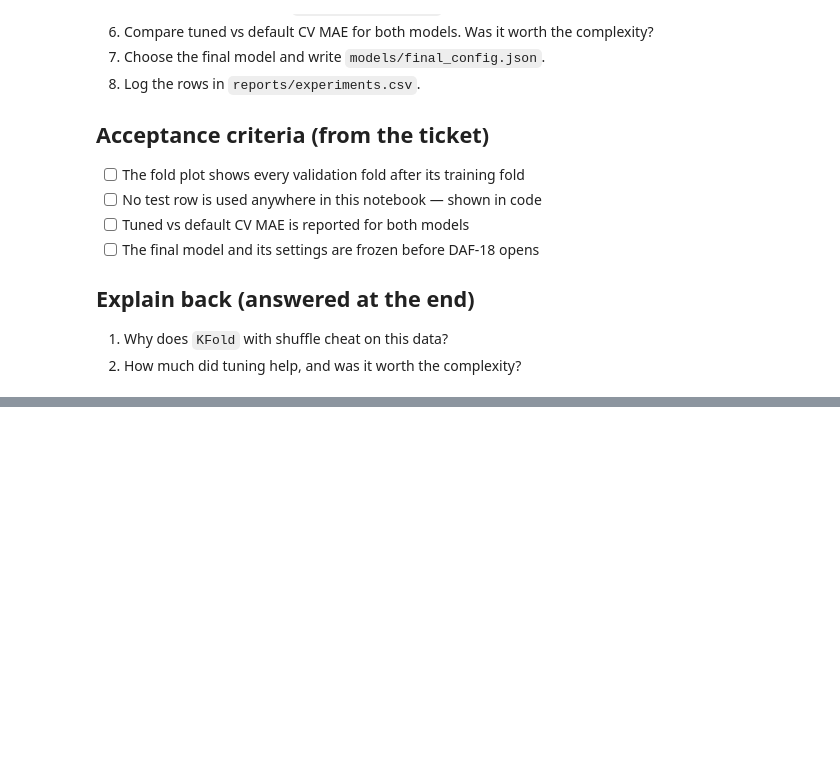
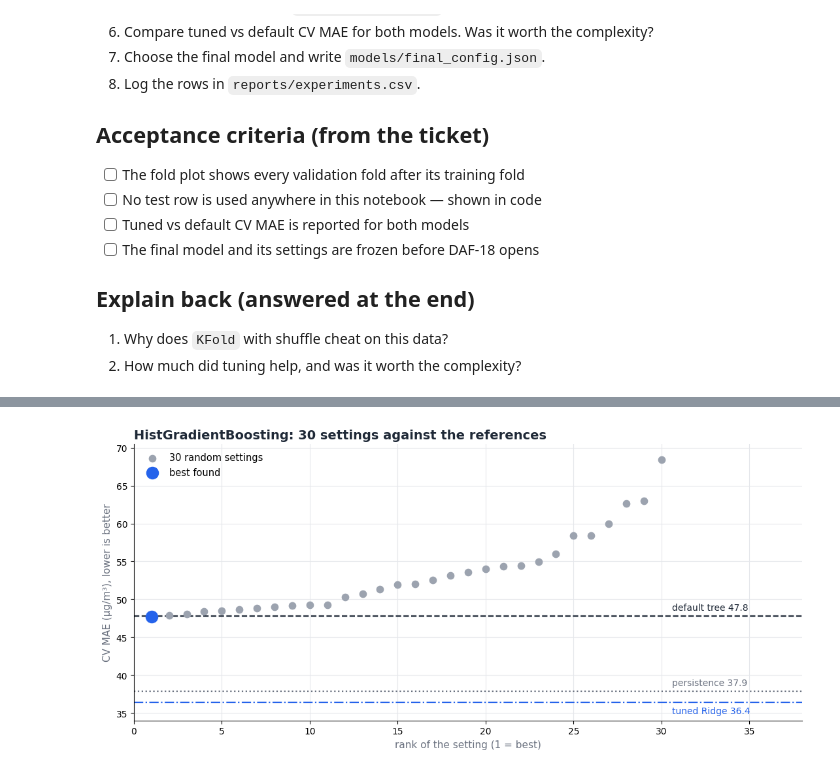
Before and after one commit to coderkali/machine_learning, a Jupyter notebook: 18_Projects/01_Delhi_Air_Forecast/notebooks/17_tuning.ipynb, the cells around one changed output, grey strips where cells are left out. Cells and saved outputs as stored; diff of their text form; code cells hidden in the pictures; blank space fills up the shorter version.

```diff
--- a/18_Projects/01_Delhi_Air_Forecast/notebooks/17_tuning.ipynb
+++ b/18_Projects/01_Delhi_Air_Forecast/notebooks/17_tuning.ipynb
@@ -92,0 +831,14 @@ This is the proposed plan. Each step is added to this notebook only when we star
+# %%
+# Continues from the search above: results, default_ridge_folds.
+all_tries = pd.DataFrame({"alpha": results["param_model__alpha"].astype(float)})        # one row per tried alpha
+for k in range(5):
+    all_tries[f"fold {k + 1}"] = -results[f"split{k}_test_score"]                       # that alpha's mark on mock test k + 1
+all_tries["average"] = -results["mean_test_score"]                                      # the CV MAE
+all_tries["vs default"] = all_tries["average"] - default_ridge_folds.mean()             # below 0 = better than alpha 1.0
+all_tries["rank"] = all_tries["average"].rank(method="first").astype(int)               # 1 = best of the 20
+
+all_tries = all_tries.sort_values("alpha").reset_index(drop=True)                       # smallest alpha first
+all_tries.index = all_tries.index + 1                                                   # number the rows 1 to 20
+display(all_tries.round(3))
+print("alphas tried:", len(all_tries), "| better than default:", int((all_tries["vs default"] < 0).sum()),
+      "| worse than default:", int((all_tries["vs default"] > 0).sum()))
@@ -92,0 +1019,71 @@ This is the proposed plan. Each step is added to this notebook only when we star
+# %%
+# Continues from Steps 1 to 4: X, y, splits, default_cv, tree_name, ridge_results, default_table.
+assert tree_name == "hist_gradient_boosting"          # the place won in Step 3
+
+# --- 1. The student, and the four knobs, each with its menu ---------------------------------
+tree_choices = {
+    "learning_rate":    loguniform(1e-2, 3e-1),       # how big a correction each new tree makes: 0.01 to 0.3
+    "max_depth":        [2, 3, 4, 6, None],           # how many questions a tree may ask in a row (None = no limit)
+    "min_samples_leaf": [5, 10, 20, 30, 40],          # the fewest days allowed in a final answer box
+    "max_iter":         [50, 100, 200, 300],          # how many trees in total
+}
+
+# --- 2. The search: 30 random combinations x 5 honest folds = 150 mock tests -----------------
+tree_search = RandomizedSearchCV(
+    HistGradientBoostingRegressor(random_state=0),
+    param_distributions=tree_choices,
+    n_iter=30,
+    cv=splits,
+    scoring="neg_mean_absolute_error",
+    random_state=0,
+    refit=False,
+)
+tree_search.fit(X, y)                                 # only train rows go in
+
+# --- 3. Every try, best first --------------------------------------------------------------
+tree_results = pd.DataFrame(tree_search.cv_results_)
+tree_tries = pd.DataFrame({
+    "learning_rate": tree_results["param_learning_rate"].astype(float),
+    "max_depth": tree_results["param_max_depth"],
+    "min_samples_leaf": tree_results["param_min_samples_leaf"],
+    "max_iter": tree_results["param_max_iter"],
+    "cv_mae": -tree_results["mean_test_score"],
+}).sort_values("cv_mae").reset_index(drop=True)
+tree_tries.index = tree_tries.index + 1               # rank 1 = best
+display(tree_tries.round(3))
+
+# --- 4. Tuned vs default, on the same five folds ---------------------------------------------
+best_tree = tree_results.loc[tree_search.best_index_]
+tuned_tree_folds = np.array([-best_tree[f"split{k}_test_score"] for k in range(5)])
+default_tree_folds = default_cv[tree_name]
+best_tree_params = {name: (round(float(v), 3) if name == "learning_rate" else v) for name, v in tree_search.best_params_.items()}
+print("best settings:", best_tree_params)
+print(f"default settings -> CV MAE {default_tree_folds.mean():.3f}")
+print(f"tuned settings   -> CV MAE {tuned_tree_folds.mean():.3f}")
+gain = default_tree_folds.mean() - tuned_tree_folds.mean()
+print(f"gain: {gain:.3f} µg/m³ ({gain / default_tree_folds.mean():.1%}) | folds improved: "
+      f"{int((tuned_tree_folds < default_tree_folds).sum())} of 5")
+display(pd.DataFrame({"default": default_tree_folds, "tuned": tuned_tree_folds, "tuned - default": tuned_tree_folds - default_tree_folds},
+                     index=[f"fold {k}" for k in range(1, 6)]).round(2))
+print(f"for comparison: tuned Ridge {ridge_results['cv_mae'].min():.3f} | persistence {default_table.loc['average', 'persistence']:.3f}")
+
+# --- 5. Draw all 30 tries against the three reference marks -----------------------------------
+fig, ax = plt.subplots(figsize=(11, 5.2))
+ax.scatter(tree_tries.index, tree_tries["cv_mae"], s=55, color=rs.BAR, zorder=3, label="30 random settings")
+ax.scatter([1], [tuned_tree_folds.mean()], s=170, color=rs.ACCENT, zorder=5, label="best found")
+for value, label, colour, style in ((default_tree_folds.mean(), "default tree", rs.INK, "--"),
+                                    (default_table.loc["average", "persistence"], "persistence", rs.MUTED, ":"),
+                                    (ridge_results["cv_mae"].min(), "tuned Ridge", rs.ACCENT, "-.")):
+    ax.axhline(value, color=colour, ls=style, lw=1.6)
+    ax.text(len(tree_tries) + 0.6, value + (-0.5 if label == "tuned Ridge" else 0.5), f"{label} {value:.1f}",
+            va="top" if label == "tuned Ridge" else "bottom", fontsize=10, color=colour)
+ax.set_xlim(0, len(tree_tries) + 8)
+ax.set_ylim(34, tree_tries["cv_mae"].max() + 2)
+ax.set_xlabel("rank of the setting (1 = best)", fontsize=11, color=rs.MUTED)
+ax.set_ylabel("CV MAE (µg/m³), lower is better", fontsize=11, color=rs.MUTED)
+ax.set_title("HistGradientBoosting: 30 settings against the references", loc="left", fontsize=14, fontweight="bold", color=rs.INK)
+ax.grid(color=rs.GRID); ax.set_axisbelow(True); ax.legend(frameon=False, fontsize=10.5, loc="upper left")
+for side in ("top", "right"):
+    ax.spines[side].set_visible(False)
+plt.tight_layout(); plt.show()
+# %% [output]
@@ -92,0 +1118 @@ This is the proposed plan. Each step is added to this notebook only when we star
+[figure, added]
```
Also changed, not shown: parts of 47 cells of this notebook, 14 other files.
